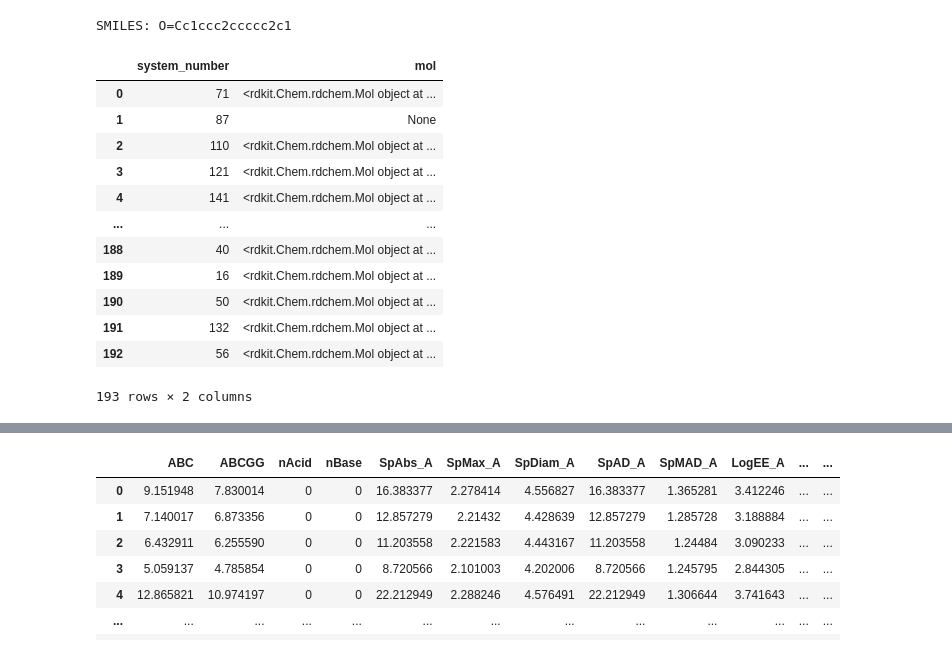
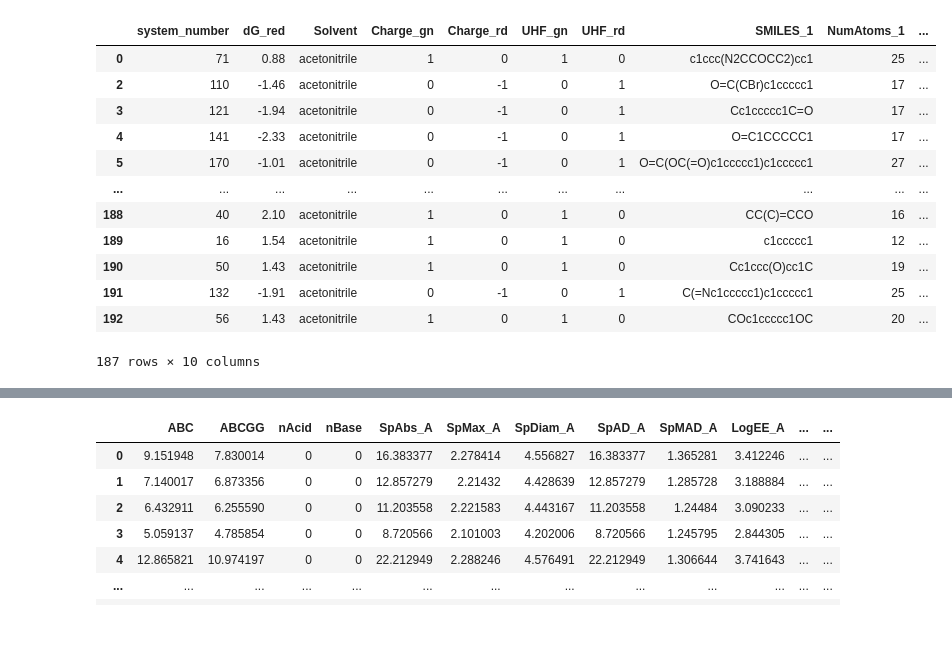
Before and after one commit to igmure/Redox_pred, a Jupyter notebook: dataset3d.ipynb, the cells around one changed output, grey strips where cells are left out. Saved outputs shown, nothing was run; the diff lists cells and outputs as text; code cells hidden in the pictures.

```diff
--- a/dataset3d.ipynb
+++ b/dataset3d.ipynb
@@ -62,43 +37,21 @@ img.show()
-# %%
-'''
-how to calculate smiles from xyz file in rdkit
-'''
-from rdkit.Chem import  MolToSmiles, rdDetermineBonds, Draw, MolFromXYZFile, Mol, RemoveHs
-raw_mol = MolFromXYZFile('data/rop313/orop/124/1.gfn2.xyz')
-mol = Mol(raw_mol)
-rdDetermineBonds.DetermineBonds(mol, charge=0)
-mol_no_h = RemoveHs(mol)
-smi = MolToSmiles(mol_no_h, canonical=True, isomericSmiles=False)
-print("SMILES:", smi)
-img = Draw.MolToImage(mol_no_h)
-
-
-output_image_file = "mol.png"
-img.save(output_image_file)
-# %% [output]
-SMILES: O=Cc1ccc2ccccc2c1
 # %%
-#cleaning up dataset
-# saving only id and correct SMILES
+import pandas as pd
+#df=df.drop(columns=['dG_red', 'Solvent', 'Charge_gn', 'Charge_rd', 'UHF_gn', 'UHF_rd', 'NumAtoms_1'])
+df_cleaned = df.dropna(subset=["SMILES_1"])
+df_cleaned = df_cleaned.dropna(subset=["mol"])
 
-import pandas as pd
-
-
-df=df.drop(columns=['dG_red', 'Solvent', 'Charge_gn', 'Charge_rd', 'UHF_gn', 'UHF_rd', 'NumAtoms_1', 'SMILES_1'])
-
-
-df
+df_cleaned
 # %% [output]
-|  | system_number | mol |
-| 0 | 71 | <rdkit.Chem.rdchem.Mol object at ... |
-| 1 | 87 | None |
-| 2 | 110 | <rdkit.Chem.rdchem.Mol object at ... |
-| 3 | 121 | <rdkit.Chem.rdchem.Mol object at ... |
-| 4 | 141 | <rdkit.Chem.rdchem.Mol object at ... |
-| ... | ... | ... |
-| 188 | 40 | <rdkit.Chem.rdchem.Mol object at ... |
-| 189 | 16 | <rdkit.Chem.rdchem.Mol object at ... |
-| 190 | 50 | <rdkit.Chem.rdchem.Mol object at ... |
-| 191 | 132 | <rdkit.Chem.rdchem.Mol object at ... |
-| 192 | 56 | <rdkit.Chem.rdchem.Mol object at ... |
+|  | system_number | dG_red | Solvent | Charge_gn | Charge_rd | UHF_gn | UHF_rd | SMILES_1 | NumAtoms_1 | ... |
+| 0 | 71 | 0.88 | acetonitrile | 1 | 0 | 1 | 0 | c1ccc(N2CCOCC2)cc1 | 25 | ... |
+| 2 | 110 | -1.46 | acetonitrile | 0 | -1 | 0 | 1 | O=C(CBr)c1ccccc1 | 17 | ... |
+| 3 | 121 | -1.94 | acetonitrile | 0 | -1 | 0 | 1 | Cc1ccccc1C=O | 17 | ... |
+| 4 | 141 | -2.33 | acetonitrile | 0 | -1 | 0 | 1 | O=C1CCCCC1 | 17 | ... |
+| 5 | 170 | -1.01 | acetonitrile | 0 | -1 | 0 | 1 | O=C(OC(=O)c1ccccc1)c1ccccc1 | 27 | ... |
+| ... | ... | ... | ... | ... | ... | ... | ... | ... | ... | ... |
+| 188 | 40 | 2.10 | acetonitrile | 1 | 0 | 1 | 0 | CC(C)=CCO | 16 | ... |
+| 189 | 16 | 1.54 | acetonitrile | 1 | 0 | 1 | 0 | c1ccccc1 | 12 | ... |
+| 190 | 50 | 1.43 | acetonitrile | 1 | 0 | 1 | 0 | Cc1ccc(O)cc1C | 19 | ... |
+| 191 | 132 | -1.91 | acetonitrile | 0 | -1 | 0 | 1 | C(=Nc1ccccc1)c1ccccc1 | 25 | ... |
+| 192 | 56 | 1.43 | acetonitrile | 1 | 0 | 1 | 0 | COc1ccccc1OC | 20 | ... |
-193 rows × 2 columns
+187 rows × 10 columns
```
Also changed, not shown: parts of 10 cells of this notebook, 7 other files.
